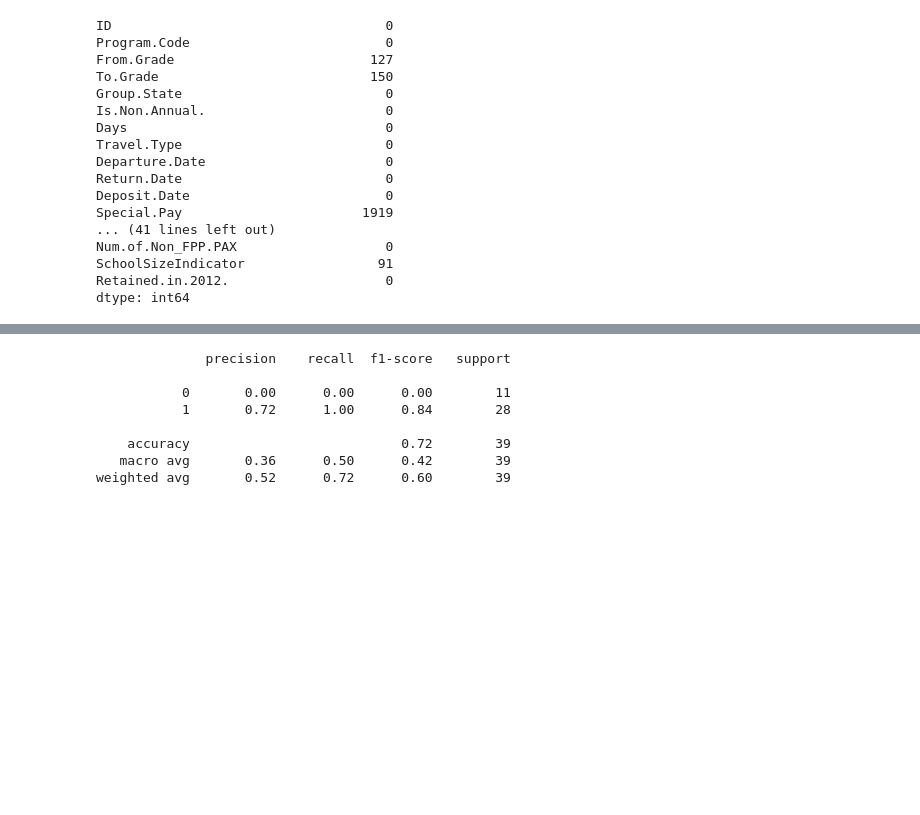
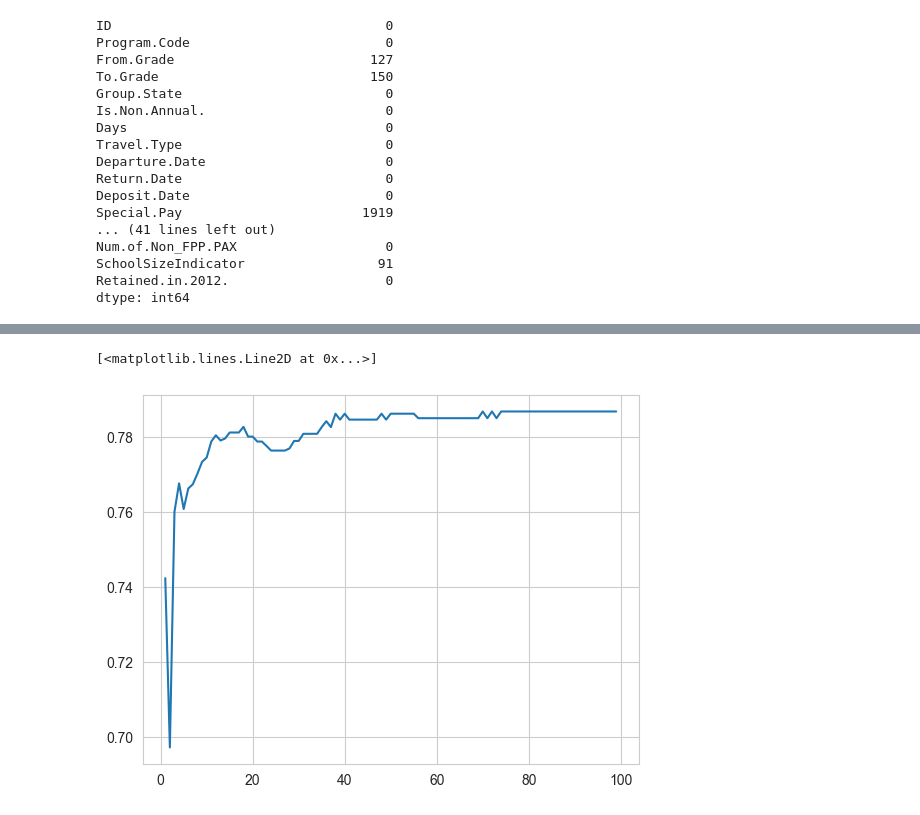
Before and after one commit to it-ces/Analytics-puj, a Jupyter notebook: Work1_analytics2.ipynb, the cells around one changed output, grey strips where cells are left out. Saved outputs shown, nothing was run; the diff lists cells and outputs as text; code cells hidden in the pictures; blank space fills up the shorter version.

```diff
--- a/Work1_analytics2.ipynb
+++ b/Work1_analytics2.ipynb
@@ -98,14 +132,8 @@ weighted avg       0.62      0.67      0.63        39
-# %%
-# Máximizar la clase 1
-best_model = Models.grid_lr(X_train, y_train)
-preds = best_model.predict(X_test)
-print(classification_report(y_test, preds))
-# %% [output]
-              precision    recall  f1-score   support
-
-           0       0.00      0.00      0.00        11
-           1       0.72      1.00      0.84        28
-
-    accuracy                           0.72        39
-   macro avg       0.36      0.50      0.42        39
-weighted avg       0.52      0.72      0.60        39
+# %%
+results_  = Models.grid_KNN(X_train, y_train, performance_metric='f1', resultsGrid=True)
+fix_parameters = {'weights':'distance'}
+X,perfs = Models.Plot_parameter_score(results_, fix_parameters, 'n_neighbors')
+plt.plot(X,perfs)
+# %% [output]
+[<matplotlib.lines.Line2D at 0x...>]
+[figure, added]
```
Also changed, not shown: parts of 11 cells of this notebook, 12 other files.
